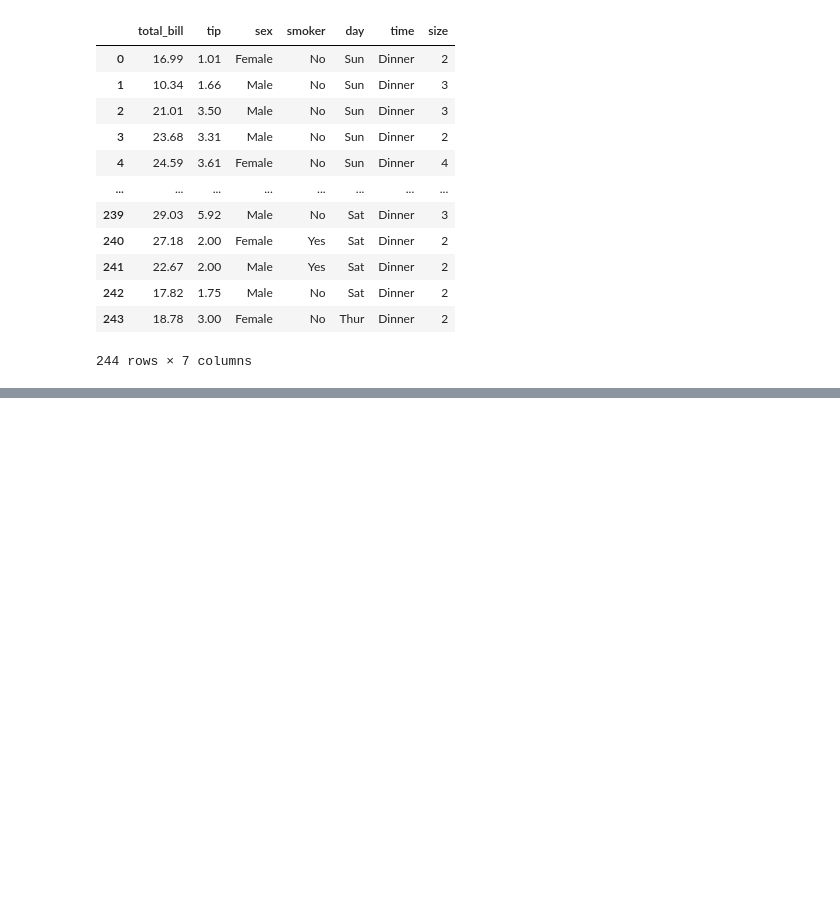
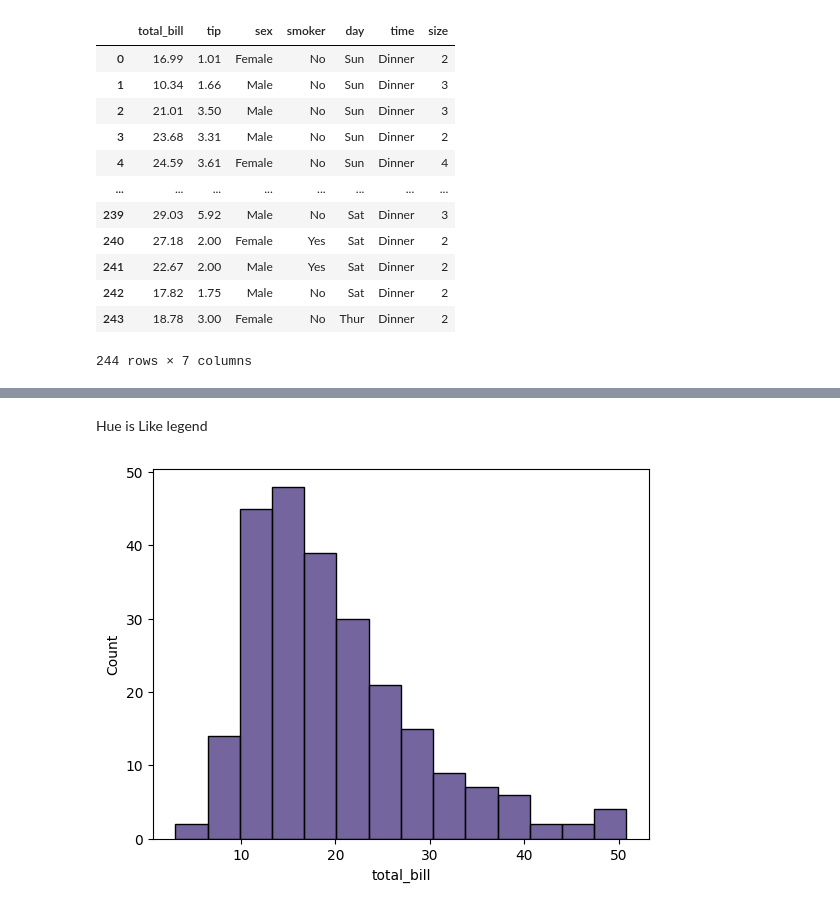
Before and after one commit to barathsrinatha-jpg/Data-Science, a Jupyter notebook: Code/30thMay2026.ipynb, the cells around one changed output, grey strips where cells are left out. Saved outputs shown, nothing was run; the diff lists cells and outputs as text; code cells hidden in the pictures; blank space fills up the shorter version.

```diff
--- a/Code/30thMay2026.ipynb
+++ b/Code/30thMay2026.ipynb
@@ -30,0 +31,8 @@ plt.show()
+# %% [markdown]
+Hue is Like legend
+# %%
+sns.set_palette('viridis')
+sns.histplot(x='total_bill',data=df)
+plt.show()
+# %% [output]
+[figure, added]
```
Also changed, not shown: parts of 23 cells of this notebook.
